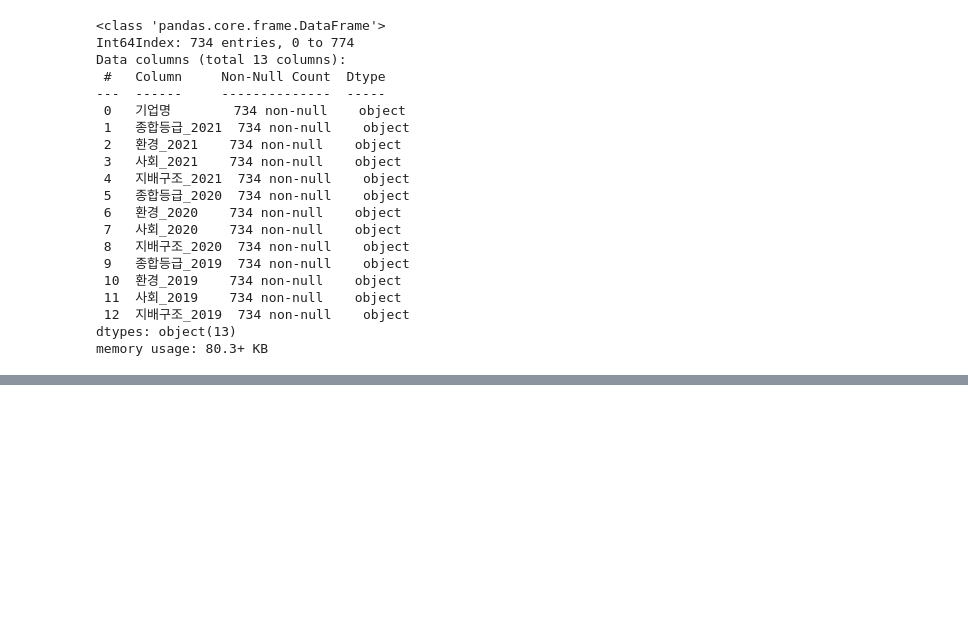
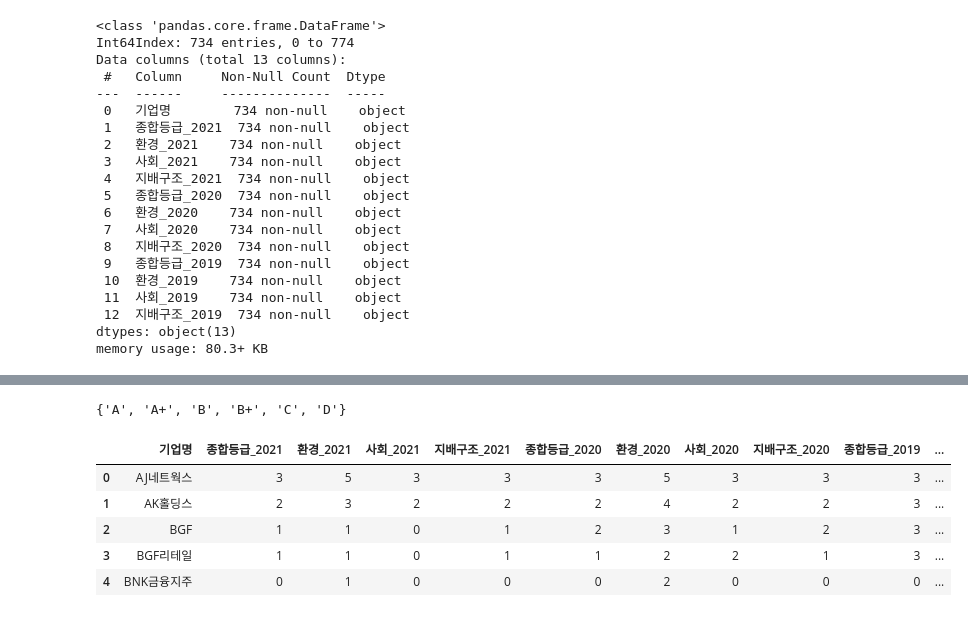
Before and after one commit to kimjuii/LIS3821, a Jupyter notebook: lab/project.ipynb, the cells around one changed output, grey strips where cells are left out. Saved outputs shown, nothing was run; the diff lists cells and outputs as text; code cells hidden in the pictures; blank space fills up the shorter version.

```diff
--- a/lab/project.ipynb
+++ b/lab/project.ipynb
@@ -252,0 +273,8 @@ memory usage: 80.3+ KB
+# %%
+#등급 고유값 찾기
+rank_nested_list = df_ESG[df_ESG.columns.difference(['기업명'])].values.tolist() #nested list
+rank_list = sum(rank_nested_list, [])
+rank_set = set(rank_list)
+rank_set
+# %% [output]
+{'A', 'A+', 'B', 'B+', 'C', 'D'}
@@ -252,0 +284,20 @@ memory usage: 80.3+ KB
+# %%
+#mapping
+rank_mapping = {
+    'A+': 0,
+    'A' : 1,
+    'B+':2,
+    'B':3,
+    'C':4,
+    'D':5
+}
+# %%
+df_ESG.replace(rank_mapping, inplace=True)
+df_ESG.head()
+# %% [output]
+|  | 기업명 | 종합등급_2021 | 환경_2021 | 사회_2021 | 지배구조_2021 | 종합등급_2020 | 환경_2020 | 사회_2020 | 지배구조_2020 | 종합등급_2019 | ... |
+| 0 | AJ네트웍스 | 3 | 5 | 3 | 3 | 3 | 5 | 3 | 3 | 3 | ... |
+| 1 | AK홀딩스 | 2 | 3 | 2 | 2 | 2 | 4 | 2 | 2 | 3 | ... |
+| 2 | BGF | 1 | 1 | 0 | 1 | 2 | 3 | 1 | 2 | 3 | ... |
+| 3 | BGF리테일 | 1 | 1 | 0 | 1 | 1 | 2 | 2 | 1 | 3 | ... |
+| 4 | BNK금융지주 | 0 | 1 | 0 | 0 | 0 | 2 | 0 | 0 | 0 | ... |
```
Also changed, not shown: parts of 7 cells of this notebook, 1 other file.
